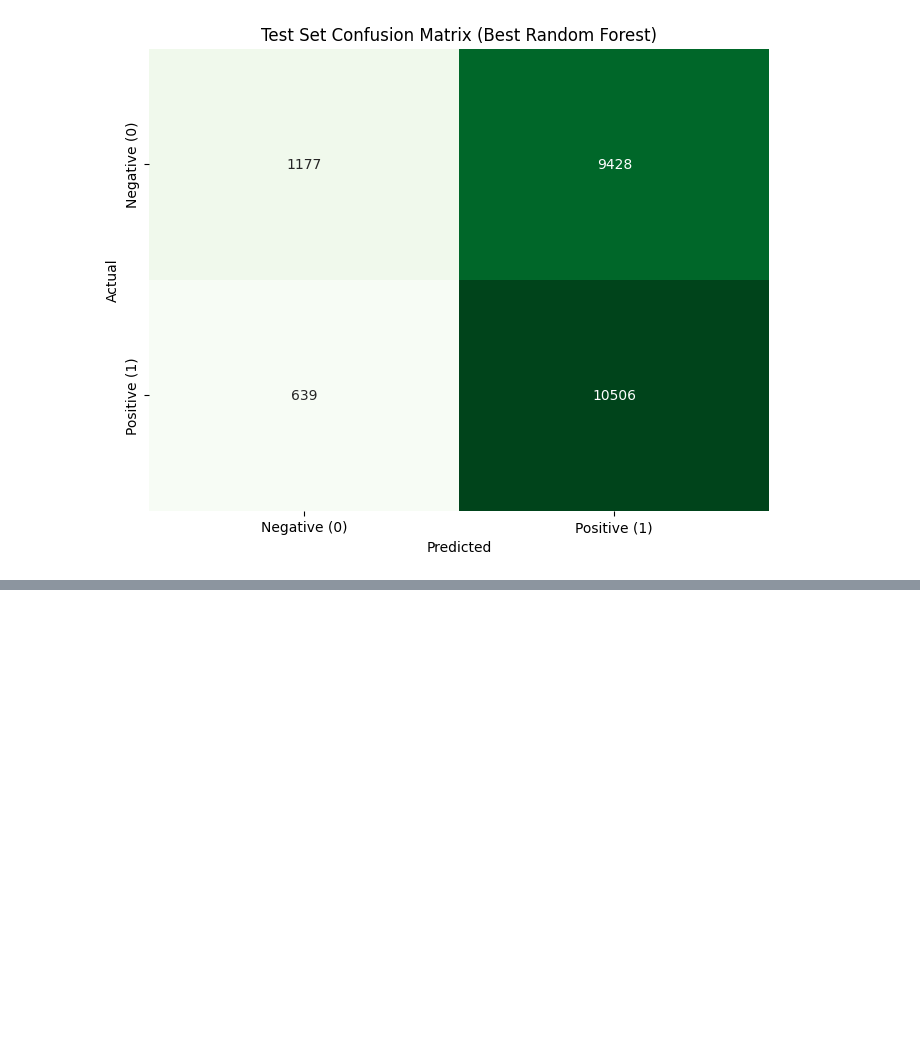
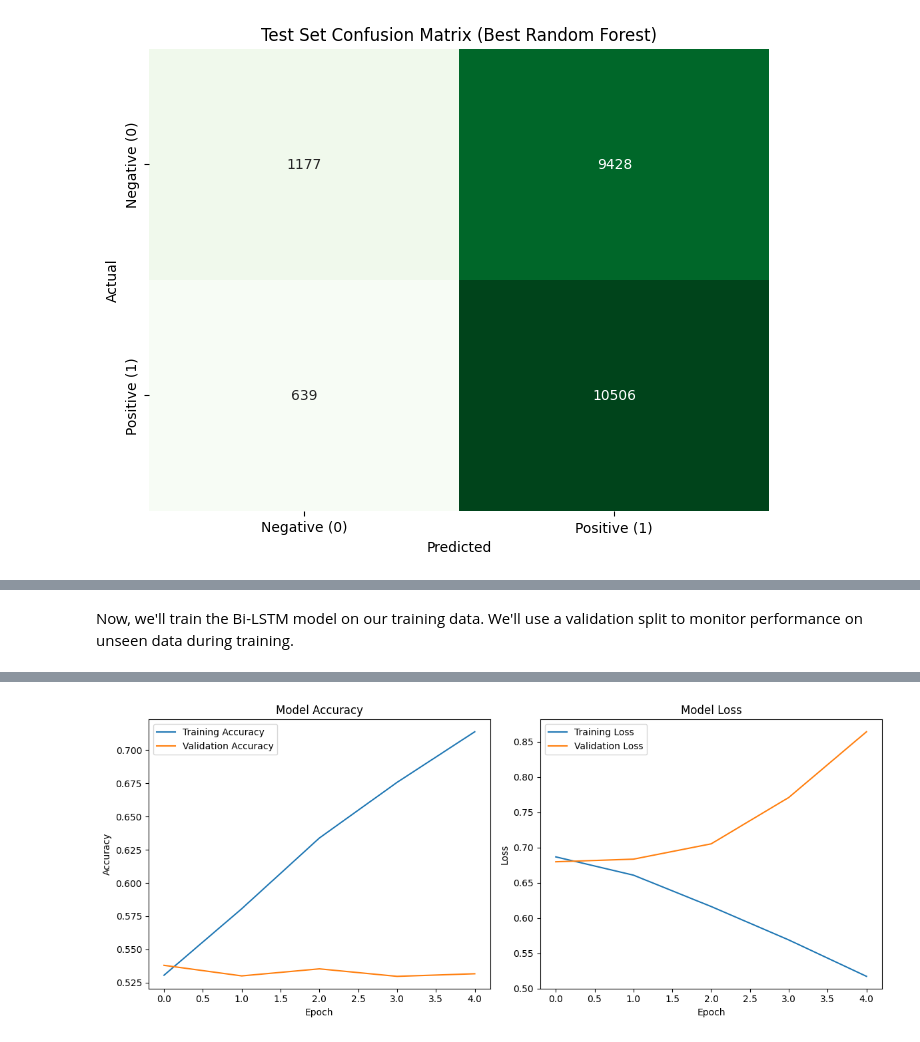
Before and after one commit to devpatel0005/TechMicra-AIML-Summer-Internship, a Jupyter notebook: Stock_Sentiment_Analysis_and_Prediction.ipynb, the cells around one changed output, grey strips where cells are left out. Cells and saved outputs as stored; diff of their text form; code cells hidden in the pictures; blank space fills up the shorter version.

Commit message:
Implemented the LSTM approach and acheived a better accuracy and generalized results.

```diff
--- a/Stock_Sentiment_Analysis_and_Prediction.ipynb
+++ b/Stock_Sentiment_Analysis_and_Prediction.ipynb
@@ -306,0 +362,11 @@ weighted avg       0.59      0.54      0.44     21750
+# %%
+embedding_dim = 128 # Dimension of the word embeddings
+
+model = Sequential([
+    Embedding(max_words, embedding_dim, input_length=max_len),
+    Bidirectional(LSTM(64, return_sequences=True)), # Using return_sequences=True for stacking LSTMs
+    Dropout(0.5),
+    Bidirectional(LSTM(32)),
+    Dropout(0.5),
+    Dense(1, activation='sigmoid')
+])
@@ -306,0 +416,31 @@ weighted avg       0.59      0.54      0.44     21750
+# %%
+model.compile(optimizer='adam', loss='binary_crossentropy', metrics=['accuracy'])
+# %% [markdown]
+Now, we'll train the Bi-LSTM model on our training data. We'll use a validation split to monitor performance on unseen data during training.
+# %%
+epochs = 5
+batch_size = 32
+
+history = model.fit(X_train_nn, y_train_nn, epochs=epochs, batch_size=batch_size, validation_split=0.1, verbose=1)
+
+# Plot training history
+plt.figure(figsize=(12, 5))
+plt.subplot(1, 2, 1)
+plt.plot(history.history['accuracy'], label='Training Accuracy')
+plt.plot(history.history['val_accuracy'], label='Validation Accuracy')
+plt.title('Model Accuracy')
+plt.xlabel('Epoch')
+plt.ylabel('Accuracy')
+plt.legend()
+
+plt.subplot(1, 2, 2)
+plt.plot(history.history['loss'], label='Training Loss')
+plt.plot(history.history['val_loss'], label='Validation Loss')
+plt.title('Model Loss')
+plt.xlabel('Epoch')
+plt.ylabel('Loss')
+plt.legend()
+
+plt.tight_layout()
+plt.show()
+# %% [output]
@@ -306,0 +457 @@ weighted avg       0.59      0.54      0.44     21750
+[figure, added]
```
Also changed, not shown: parts of 14 cells of this notebook.
